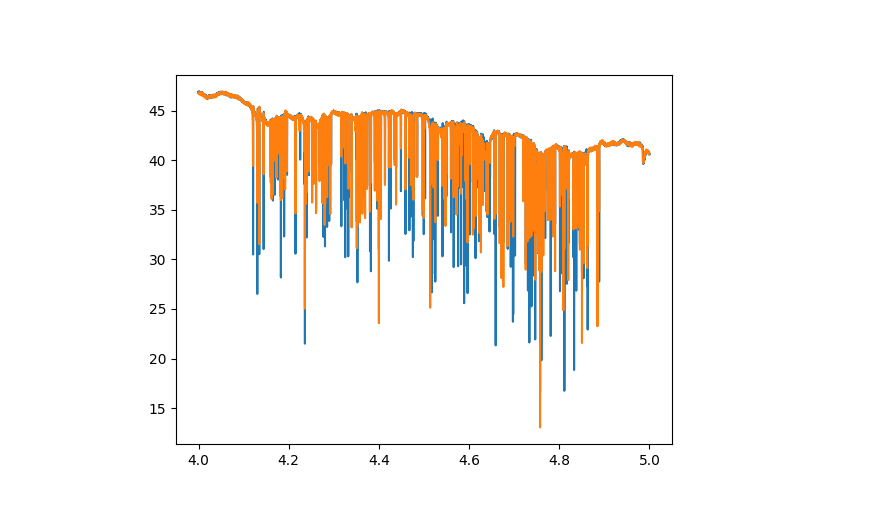
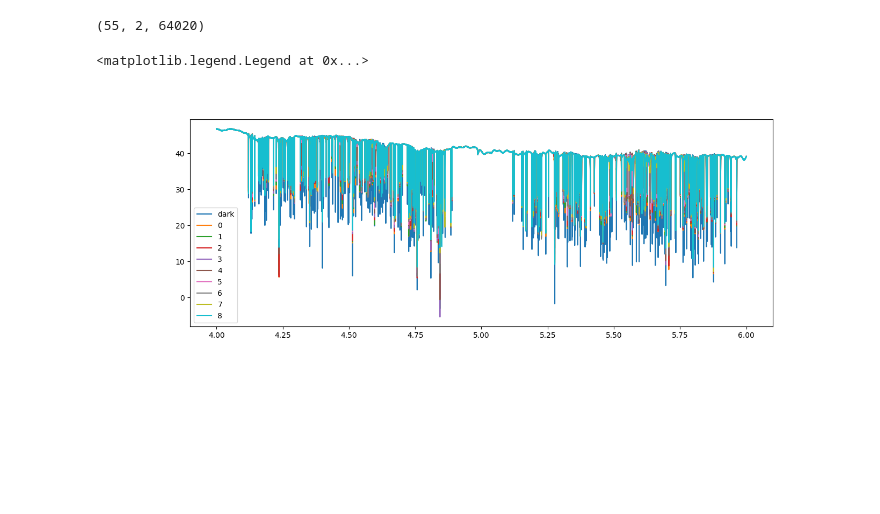
Before and after one commit to wilbertras/spatial-mapping, a Jupyter notebook: plotS21.ipynb, the cells around one changed output. Drawn from its saved outputs; the diff is of its cells as text; code cells hidden in the pictures; blank space fills up the shorter version.

Commit message:
add dark to 18-10-23

```diff
--- a/plotS21.ipynb
+++ b/plotS21.ipynb
@@ -1,25 +1,40 @@
-# %%
-import numpy as np
-import matplotlib.pyplot as plt
-%matplotlib widget
-
-data_dark = np.load('S21s/17-10-23/S21_w3_11h23_17-10-2023_dark.npy')
-#print(data_dark)
-
-data_freqs = np.load('S21s/17-10-23/S21_w3_11h23_17-10-2023_freqs.npy')
-#print(data_freqs)
-
-data_s21 = np.load('S21s/17-10-23/S21_w3_11h23_17-10-2023.npy')
-#print(data_s21)
-
-y1 = data_s21[0, -1, :]
-y2 = data_s21[0, 20, :]
-
-# Plot
-fig, ax = plt.subplots()
-ax.plot(data_freqs, data_dark)
-ax.plot(data_freqs, y2)
-# plt.xlim(4.22,4.23)
-plt.show()
-# %% [output]
-[figure, removed]
+# %%
+import numpy as np
+import matplotlib.pyplot as plt
+from scipy.signal import find_peaks
+
+%matplotlib widget
+
+def load_data(dir, w, date):
+    name = '%sS21_w%d_%s.npy' % (dir, w, date)
+    darkname = '%s/S21_w%d_%s_dark.npy' % (dir, w, date)
+    freqsname = '%s/S21_w%d_%s_freqs.npy' % (dir, w, date)
+    settings = '%s/S21_w%d_%s_settings.txt' % (dir, w, date)
+    s21s = np.load(name)
+    s21dark = np.load(darkname)
+    freqs = np.load(freqsname)
+    return s21s, s21dark, freqs
+
+def moving_average_filter(data, window_width):
+    cumsum = np.cumsum(data, dtype=float)
+    cumsum[window_width:] = cumsum[window_width:] - cumsum[:-window_width]
+    result = cumsum[window_width - 1:] / window_width
+    result = np.concatenate((np.full(window_width - 1, result[0]), result))
+    return result
+
+s21s, s21dark, freqs = load_data('S21s/17-10-23/', 3, '13h56_17-10-2023')
+print(s21s.shape)
+# %% [output]
+(55, 2, 64020)
+# %%
+dim = 1
+start = 11
+fig, ax = plt.subplots(figsize=(14, 5))
+ax.plot(freqs, s21dark, label='dark')
+num=9
+for i in range(num):
+    ax.plot(freqs, s21s[start+i, dim, :], label='%d' % i)
+ax.legend()
+# %% [output]
+<matplotlib.legend.Legend at 0x...>
+[figure, added]
```
Also changed, not shown: parts of 2 cells of this notebook, 2 other files.
